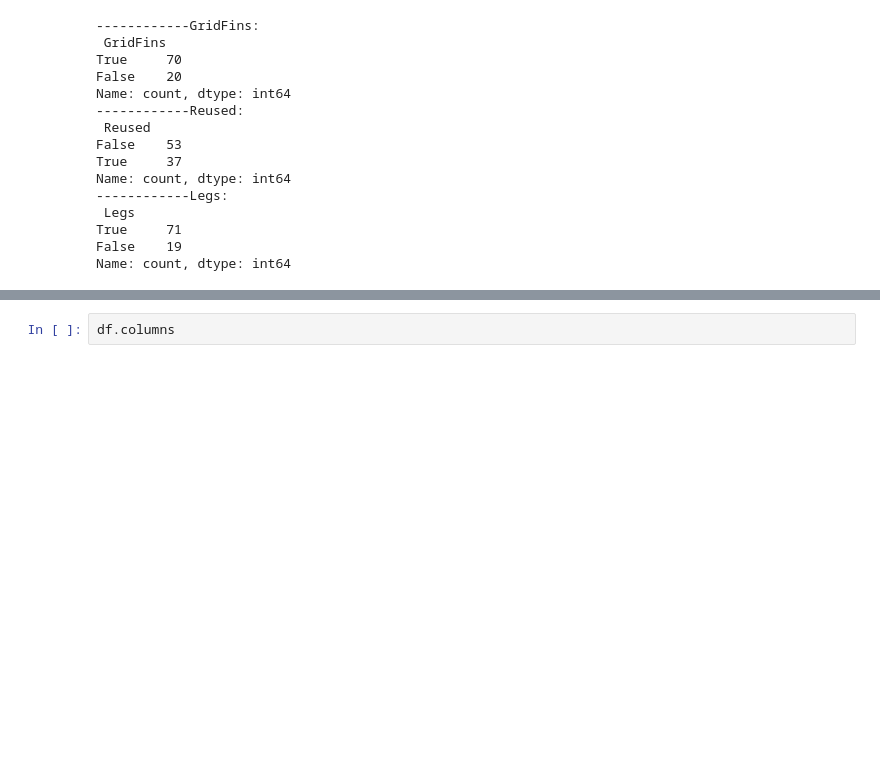
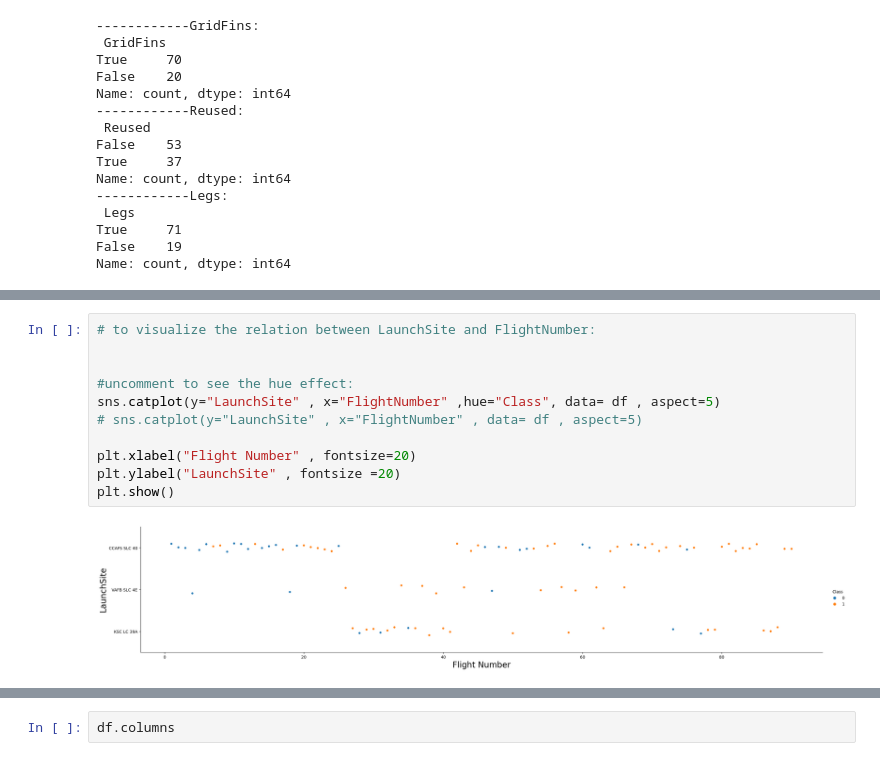
Before and after one commit to strumer69/Space_X-_rockets, a Jupyter notebook: space_x_falcon.ipynb, the cells around one changed output, grey strips where cells are left out. Cells and saved outputs as stored; diff of their text form; blank space fills up the shorter version.

```diff
--- a/space_x_falcon.ipynb
+++ b/space_x_falcon.ipynb
@@ -461,0 +540,13 @@ Name: count, dtype: int64
+# %%
+# to visualize the relation between LaunchSite and FlightNumber:
+
+
+#uncomment to see the hue effect:
+sns.catplot(y="LaunchSite" , x="FlightNumber" ,hue="Class", data= df , aspect=5)
+# sns.catplot(y="LaunchSite" , x="FlightNumber" , data= df , aspect=5)
+
+plt.xlabel("Flight Number" , fontsize=20)
+plt.ylabel("LaunchSite" , fontsize =20)
+plt.show()
+# %% [output]
+[figure, added]
```
Also changed, not shown: parts of 12 cells of this notebook.
